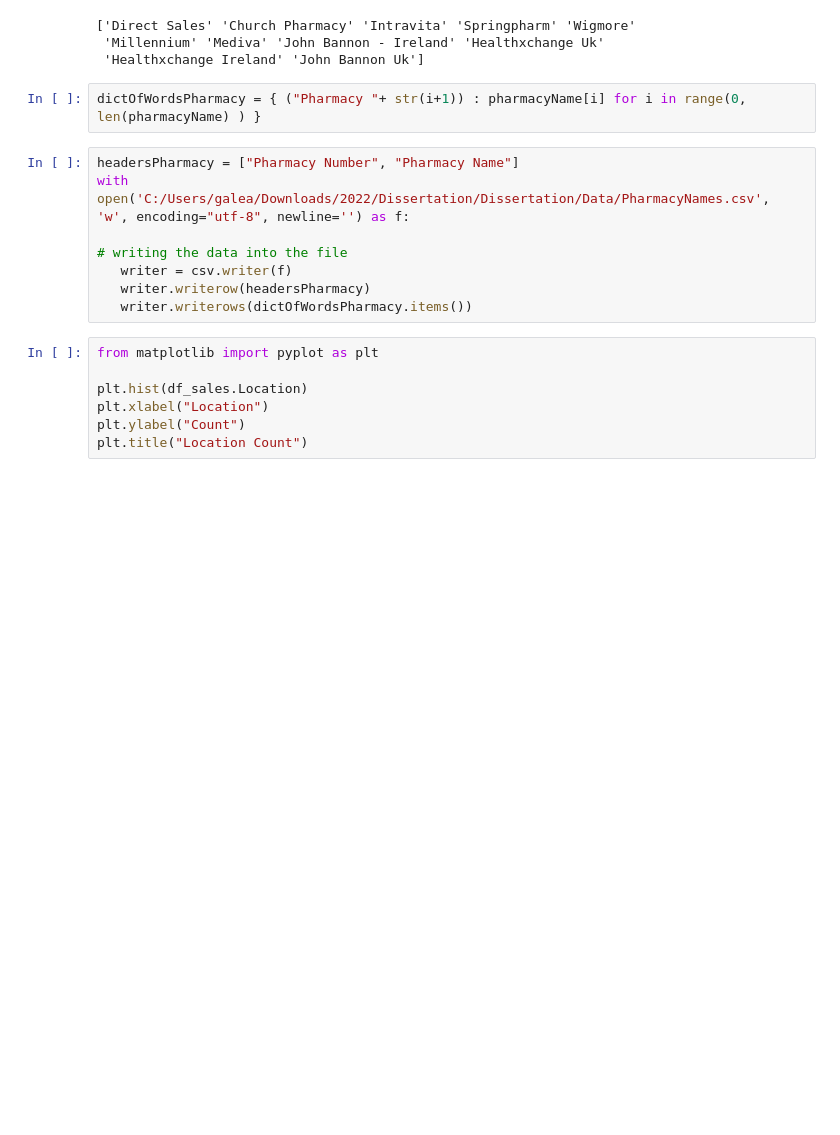
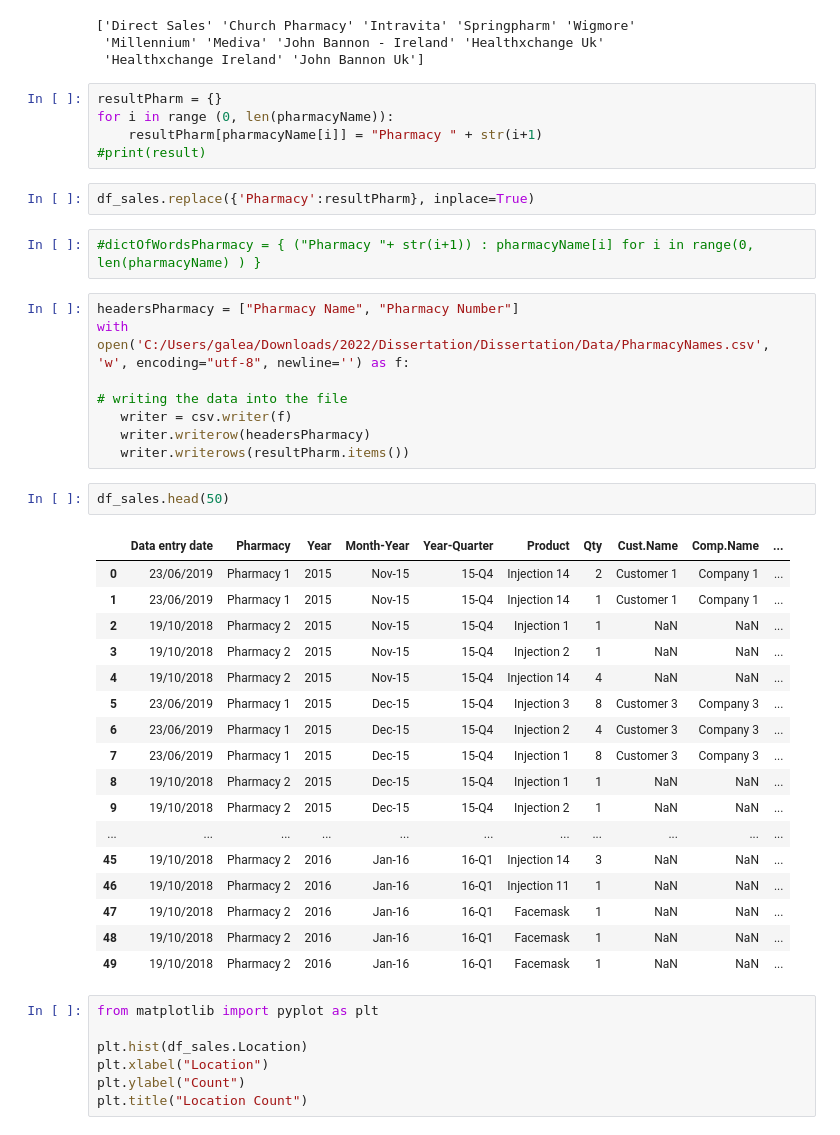
Before and after one commit to Rushayeal/Dissertation, a Jupyter notebook: Source/Rushayeal-Forecasting.ipynb, the cells around one changed output. Cells and saved outputs as stored; diff of their text form; blank space fills up the shorter version.

```diff
--- a/Source/Rushayeal-Forecasting.ipynb
+++ b/Source/Rushayeal-Forecasting.ipynb
@@ -372,16 +476,43 @@ pharmacyName = df_sales['Pharmacy'].unique()
 ['Direct Sales' 'Church Pharmacy' 'Intravita' 'Springpharm' 'Wigmore'
  'Millennium' 'Mediva' 'John Bannon - Ireland' 'Healthxchange Uk'
  'Healthxchange Ireland' 'John Bannon Uk']
+# %%
+resultPharm = {}
+for i in range (0, len(pharmacyName)):
+    resultPharm[pharmacyName[i]] = "Pharmacy " + str(i+1)
+#print(result)
+# %%
+df_sales.replace({'Pharmacy':resultPharm}, inplace=True)
 # %%
-dictOfWordsPharmacy = { ("Pharmacy "+ str(i+1)) : pharmacyName[i] for i in range(0, len(pharmacyName) ) }
+#dictOfWordsPharmacy = { ("Pharmacy "+ str(i+1)) : pharmacyName[i] for i in range(0, len(pharmacyName) ) }
 # %%
-headersPharmacy = ["Pharmacy Number", "Pharmacy Name"]
+headersPharmacy = ["Pharmacy Name", "Pharmacy Number"]
 with open('C:/Users/galea/Downloads/2022/Dissertation/Dissertation/Data/PharmacyNames.csv', 'w', encoding="utf-8", newline='') as f:
 
 # writing the data into the file
    writer = csv.writer(f)
    writer.writerow(headersPharmacy)
-   writer.writerows(dictOfWordsPharmacy.items())
+   writer.writerows(resultPharm.items())
+# %%
+df_sales.head(50)
+# %% [output]
+|  | Data entry date | Pharmacy | Year | Month-Year | Year-Quarter | Product | Qty | Cust.Name | Comp.Name | ... |
+| 0 | 23/06/2019 | Pharmacy 1 | 2015 | Nov-15 | 15-Q4 | Injection 14 | 2 | Customer 1 | Company 1 | ... |
+| 1 | 23/06/2019 | Pharmacy 1 | 2015 | Nov-15 | 15-Q4 | Injection 14 | 1 | Customer 1 | Company 1 | ... |
+| 2 | 19/10/2018 | Pharmacy 2 | 2015 | Nov-15 | 15-Q4 | Injection 1 | 1 | NaN | NaN | ... |
+| 3 | 19/10/2018 | Pharmacy 2 | 2015 | Nov-15 | 15-Q4 | Injection 2 | 1 | NaN | NaN | ... |
+| 4 | 19/10/2018 | Pharmacy 2 | 2015 | Nov-15 | 15-Q4 | Injection 14 | 4 | NaN | NaN | ... |
+| 5 | 23/06/2019 | Pharmacy 1 | 2015 | Dec-15 | 15-Q4 | Injection 3 | 8 | Customer 3 | Company 3 | ... |
+| 6 | 23/06/2019 | Pharmacy 1 | 2015 | Dec-15 | 15-Q4 | Injection 2 | 4 | Customer 3 | Company 3 | ... |
+| 7 | 23/06/2019 | Pharmacy 1 | 2015 | Dec-15 | 15-Q4 | Injection 1 | 8 | Customer 3 | Company 3 | ... |
+| 8 | 19/10/2018 | Pharmacy 2 | 2015 | Dec-15 | 15-Q4 | Injection 1 | 1 | NaN | NaN | ... |
+| 9 | 19/10/2018 | Pharmacy 2 | 2015 | Dec-15 | 15-Q4 | Injection 2 | 1 | NaN | NaN | ... |
+| ... | ... | ... | ... | ... | ... | ... | ... | ... | ... | ... |
+| 45 | 19/10/2018 | Pharmacy 2 | 2016 | Jan-16 | 16-Q1 | Injection 14 | 3 | NaN | NaN | ... |
+| 46 | 19/10/2018 | Pharmacy 2 | 2016 | Jan-16 | 16-Q1 | Injection 11 | 1 | NaN | NaN | ... |
+| 47 | 19/10/2018 | Pharmacy 2 | 2016 | Jan-16 | 16-Q1 | Facemask | 1 | NaN | NaN | ... |
+| 48 | 19/10/2018 | Pharmacy 2 | 2016 | Jan-16 | 16-Q1 | Facemask | 1 | NaN | NaN | ... |
+| 49 | 19/10/2018 | Pharmacy 2 | 2016 | Jan-16 | 16-Q1 | Facemask | 1 | NaN | NaN | ... |
 # %%
 from matplotlib import pyplot as plt
 
```
Also changed, not shown: parts of 21 cells of this notebook, 3 other files.
